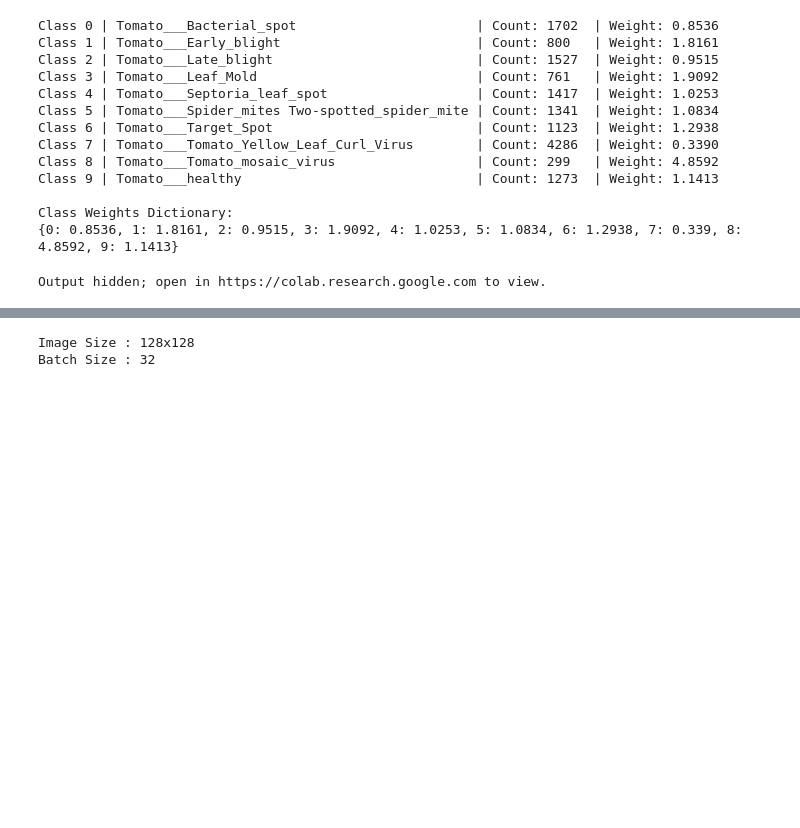
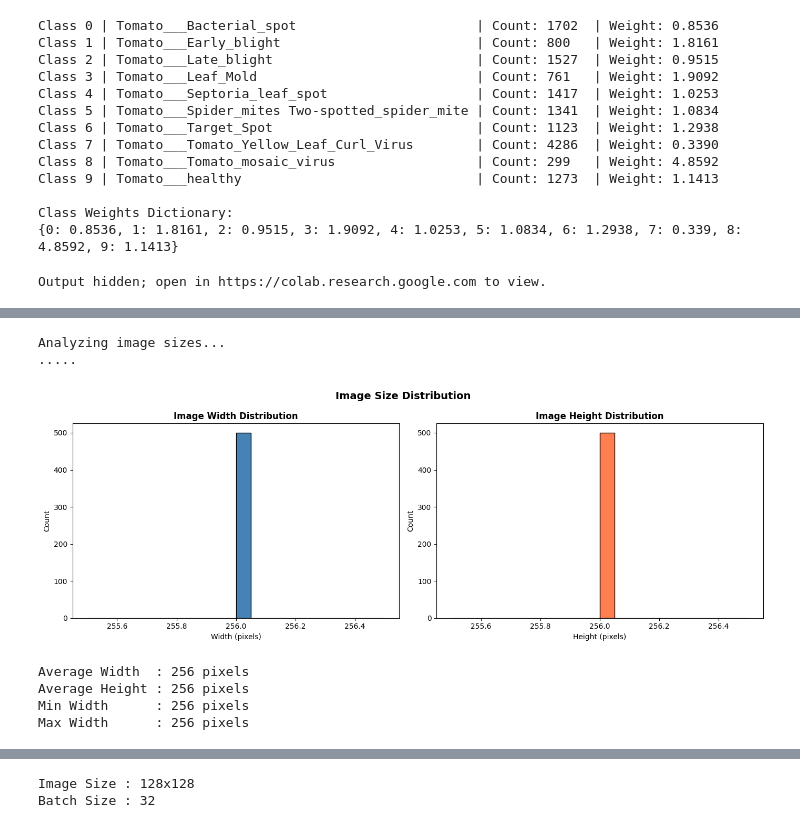
Before and after one commit to MohamedAquiel/Tomato_Leaf_Doctor, a Jupyter notebook: Model/Leaf_Disease_Predict.ipynb, the cells around one changed output, grey strips where cells are left out. Drawn from its saved outputs; the diff is of its cells as text; code cells hidden in the pictures; blank space fills up the shorter version.

```diff
--- a/Model/Leaf_Disease_Predict.ipynb
+++ b/Model/Leaf_Disease_Predict.ipynb
@@ -259,0 +250,48 @@ TRAIN SET:
+# %%
+import cv2
+from tqdm import tqdm
+
+widths = []
+heights = []
+
+print("Analyzing image sizes...")
+for cls in classes:
+    cls_path = os.path.join(dataset_path, cls)
+    for img_name in os.listdir(cls_path)[:50]:  # sample 50 per class
+        img_path = os.path.join(cls_path, img_name)
+        img = cv2.imread(img_path)
+        if img is not None:
+            heights.append(img.shape[0])
+            widths.append(img.shape[1])
+
+fig, (ax1, ax2) = plt.subplots(1, 2, figsize=(14, 5))
+
+ax1.hist(widths, bins=20, color='steelblue', edgecolor='black')
+ax1.set_title('Image Width Distribution', fontweight='bold')
+ax1.set_xlabel('Width (pixels)')
+ax1.set_ylabel('Count')
+
+ax2.hist(heights, bins=20, color='coral', edgecolor='black')
+ax2.set_title('Image Height Distribution', fontweight='bold')
+ax2.set_xlabel('Height (pixels)')
+ax2.set_ylabel('Count')
+
+plt.suptitle('Image Size Distribution',
+             fontsize=14, fontweight='bold')
+plt.tight_layout()
+plt.savefig('/content/drive/MyDrive/dataset/eda_image_sizes.png',
+            dpi=150, bbox_inches='tight')
+plt.show()
+
+print(f"Average Width  : {np.mean(widths):.0f} pixels")
+print(f"Average Height : {np.mean(heights):.0f} pixels")
+print(f"Min Width      : {min(widths)} pixels")
+print(f"Max Width      : {max(widths)} pixels")
+# %% [output]
+Analyzing image sizes...
+.....
+[figure, added]
+Average Width  : 256 pixels
+Average Height : 256 pixels
+Min Width      : 256 pixels
+Max Width      : 256 pixels
```
Also changed, not shown: parts of 34 cells of this notebook.
